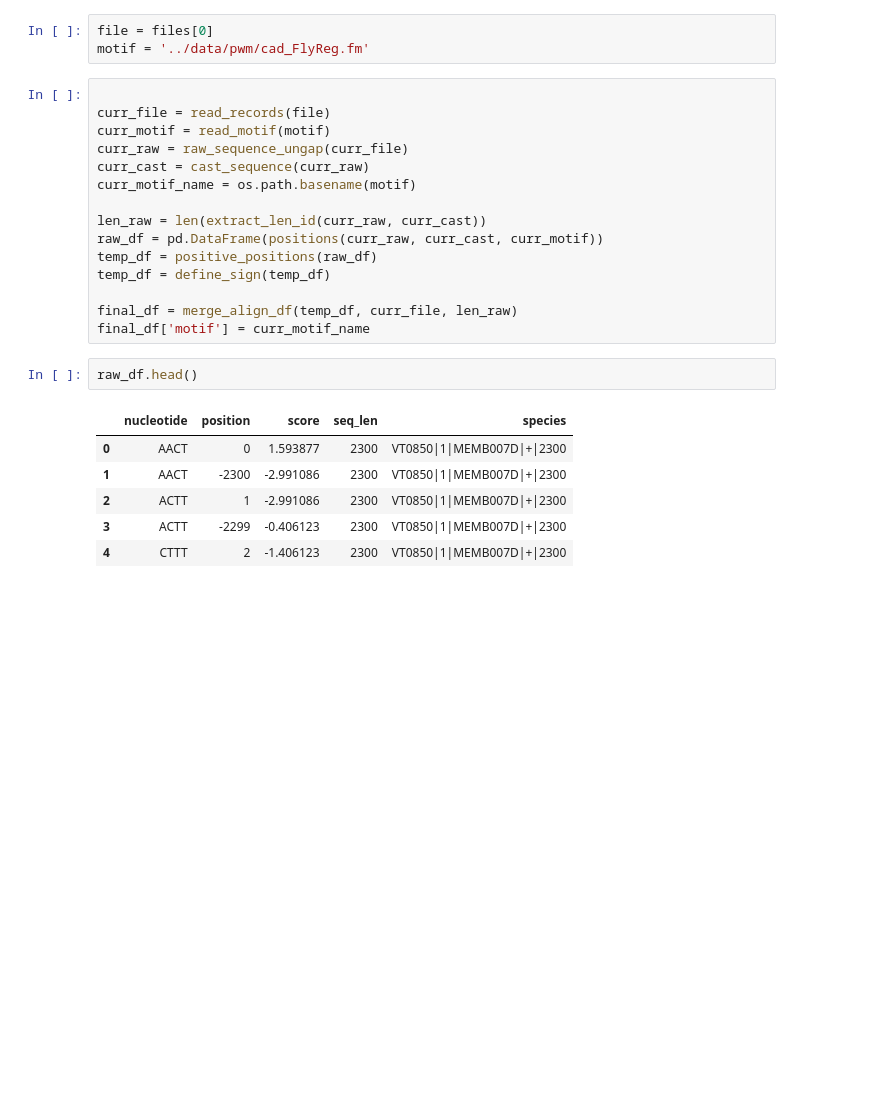
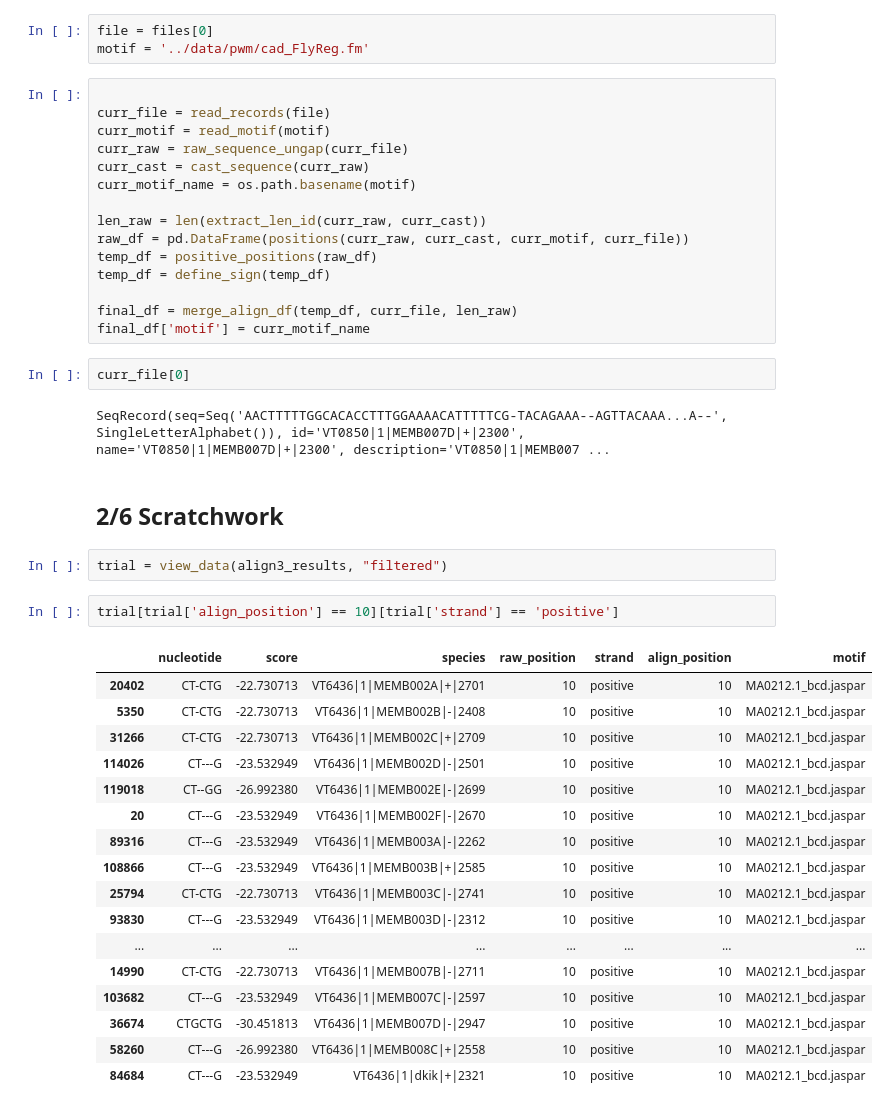
Before and after one commit to DiscoveryDNA/TFBS_presence, a Jupyter notebook: code/Motif_Scoring_and_Extraction.ipynb, the cells around one changed output. Saved outputs shown, nothing was run; the diff lists cells and outputs as text; blank space fills up the shorter version.

```diff
--- a/code/Motif_Scoring_and_Extraction.ipynb
+++ b/code/Motif_Scoring_and_Extraction.ipynb
@@ -77,18 +89,37 @@ curr_cast = cast_sequence(curr_raw)
 curr_motif_name = os.path.basename(motif)
 
 len_raw = len(extract_len_id(curr_raw, curr_cast))
-raw_df = pd.DataFrame(positions(curr_raw, curr_cast, curr_motif))
+raw_df = pd.DataFrame(positions(curr_raw, curr_cast, curr_motif, curr_file))
 temp_df = positive_positions(raw_df)
 temp_df = define_sign(temp_df)
 
 final_df = merge_align_df(temp_df, curr_file, len_raw)
 final_df['motif'] = curr_motif_name
-# %%
-raw_df.head()
-# %% [output]
-|  | nucleotide | position | score | seq_len | species |
-| 0 | AACT | 0 | 1.593877 | 2300 | VT0850|1|MEMB007D|+|2300 |
-| 1 | AACT | -2300 | -2.991086 | 2300 | VT0850|1|MEMB007D|+|2300 |
-| 2 | ACTT | 1 | -2.991086 | 2300 | VT0850|1|MEMB007D|+|2300 |
-| 3 | ACTT | -2299 | -0.406123 | 2300 | VT0850|1|MEMB007D|+|2300 |
-| 4 | CTTT | 2 | -1.406123 | 2300 | VT0850|1|MEMB007D|+|2300 |
+# %%
+curr_file[0]
+# %% [output]
+SeqRecord(seq=Seq('AACTTTTTGGCACACCTTTGGAAAACATTTTTCG-TACAGAAA--AGTTACAAA...A--', SingleLetterAlphabet()), id='VT0850|1|MEMB007D|+|2300', name='VT0850|1|MEMB007D|+|2300', description='VT0850|1|MEMB007 ...
+# %% [markdown]
+## 2/6 Scratchwork
+# %%
+trial = view_data(align3_results, "filtered")
+# %%
+trial[trial['align_position'] == 10][trial['strand'] == 'positive']
+# %% [output]
+|  | nucleotide | score | species | raw_position | strand | align_position | motif |
+| 20402 | CT-CTG | -22.730713 | VT6436|1|MEMB002A|+|2701 | 10 | positive | 10 | MA0212.1_bcd.jaspar |
+| 5350 | CT-CTG | -22.730713 | VT6436|1|MEMB002B|-|2408 | 10 | positive | 10 | MA0212.1_bcd.jaspar |
+| 31266 | CT-CTG | -22.730713 | VT6436|1|MEMB002C|+|2709 | 10 | positive | 10 | MA0212.1_bcd.jaspar |
+| 114026 | CT---G | -23.532949 | VT6436|1|MEMB002D|-|2501 | 10 | positive | 10 | MA0212.1_bcd.jaspar |
+| 119018 | CT--GG | -26.992380 | VT6436|1|MEMB002E|-|2699 | 10 | positive | 10 | MA0212.1_bcd.jaspar |
+| 20 | CT---G | -23.532949 | VT6436|1|MEMB002F|-|2670 | 10 | positive | 10 | MA0212.1_bcd.jaspar |
+| 89316 | CT---G | -23.532949 | VT6436|1|MEMB003A|-|2262 | 10 | positive | 10 | MA0212.1_bcd.jaspar |
+| 108866 | CT---G | -23.532949 | VT6436|1|MEMB003B|+|2585 | 10 | positive | 10 | MA0212.1_bcd.jaspar |
+| 25794 | CT-CTG | -22.730713 | VT6436|1|MEMB003C|-|2741 | 10 | positive | 10 | MA0212.1_bcd.jaspar |
+| 93830 | CT---G | -23.532949 | VT6436|1|MEMB003D|-|2312 | 10 | positive | 10 | MA0212.1_bcd.jaspar |
+| ... | ... | ... | ... | ... | ... | ... | ... |
+| 14990 | CT-CTG | -22.730713 | VT6436|1|MEMB007B|-|2711 | 10 | positive | 10 | MA0212.1_bcd.jaspar |
+| 103682 | CT---G | -23.532949 | VT6436|1|MEMB007C|-|2597 | 10 | positive | 10 | MA0212.1_bcd.jaspar |
+| 36674 | CTGCTG | -30.451813 | VT6436|1|MEMB007D|-|2947 | 10 | positive | 10 | MA0212.1_bcd.jaspar |
+| 58260 | CT---G | -26.992380 | VT6436|1|MEMB008C|+|2558 | 10 | positive | 10 | MA0212.1_bcd.jaspar |
+| 84684 | CT---G | -23.532949 | VT6436|1|dkik|+|2321 | 10 | positive | 10 | MA0212.1_bcd.jaspar |
```
Also changed, not shown: parts of 4 cells of this notebook, 5 other files.
